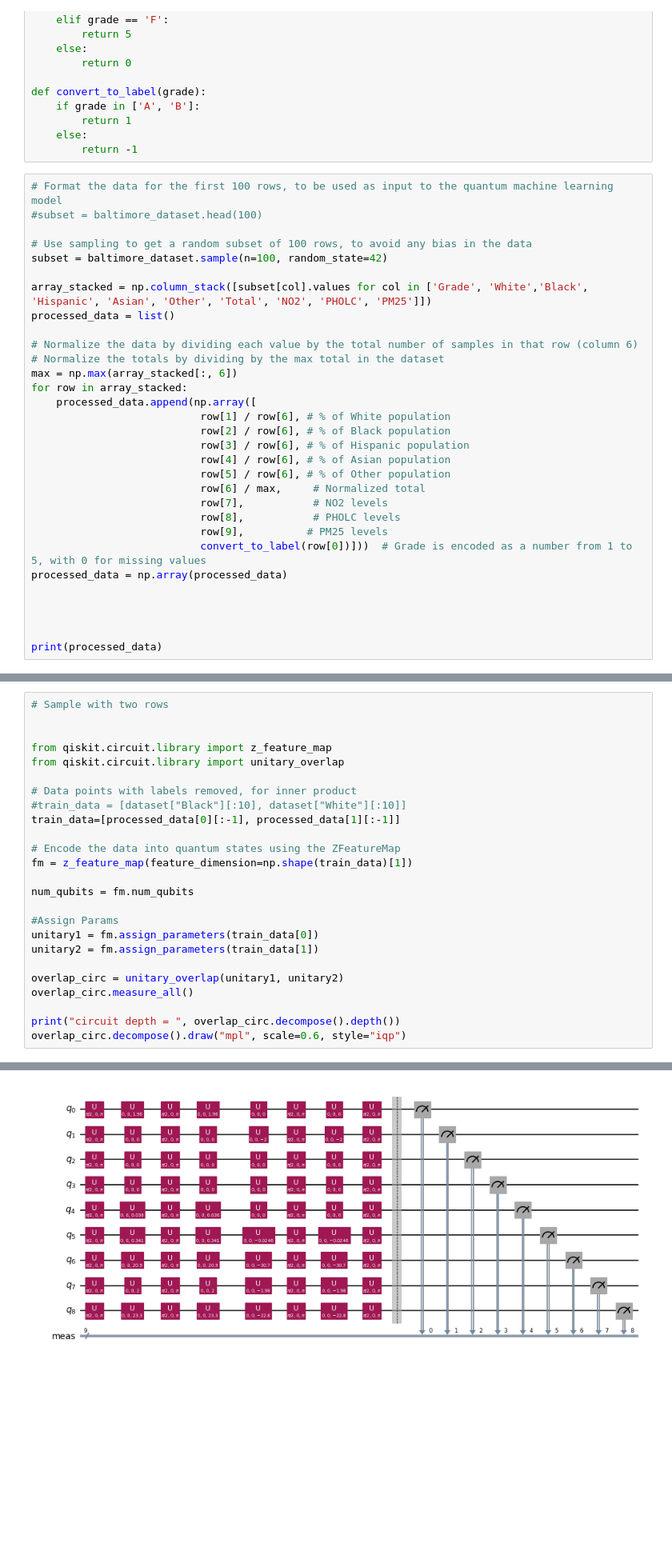
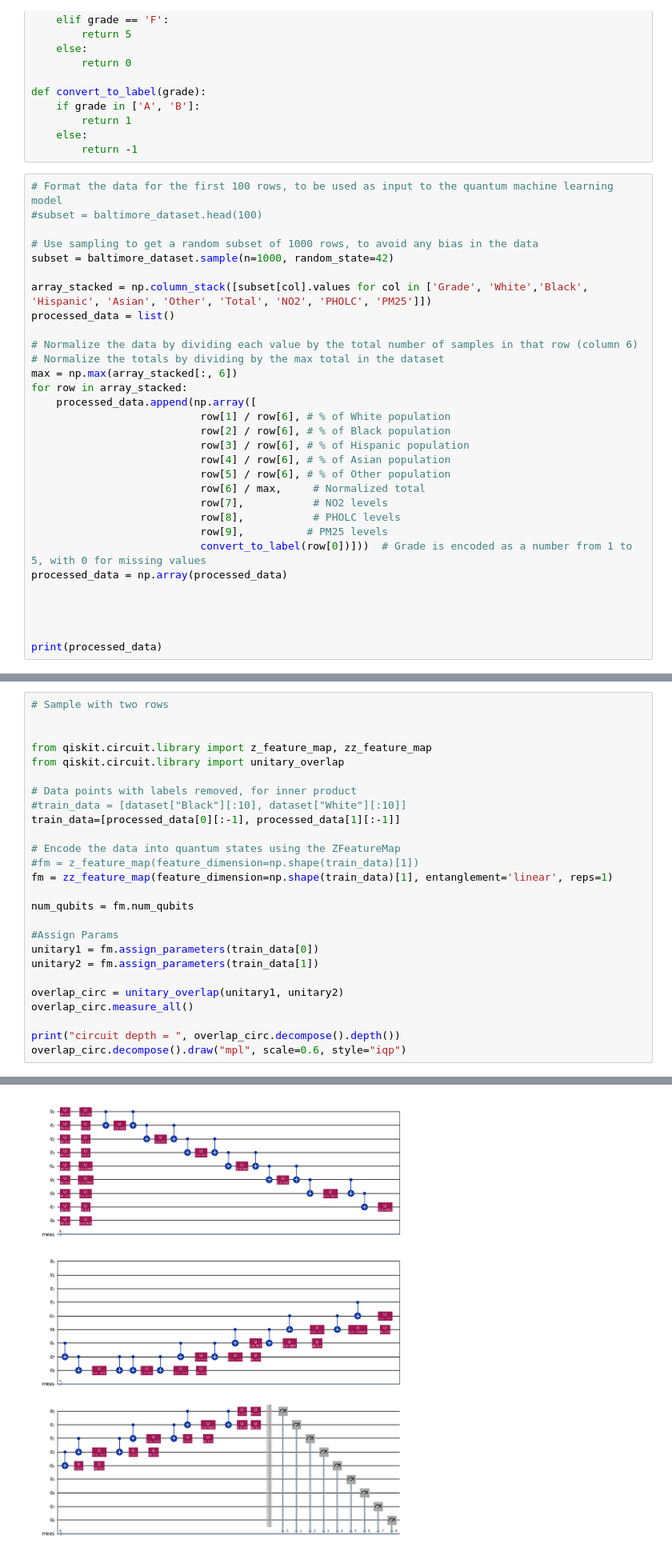
Before and after one commit to peoplesinc/air-pollution-data, a Jupyter notebook: baltimore-figures/baltimore_qml.ipynb, the cells around one changed output, grey strips where cells are left out. Shown at 80% size. Cells and saved outputs as stored; diff of their text form; blank space fills up the shorter version.

```diff
--- a/baltimore-figures/baltimore_qml.ipynb
+++ b/baltimore-figures/baltimore_qml.ipynb
@@ -149,8 +152,8 @@ def convert_to_label(grade):
 # Format the data for the first 100 rows, to be used as input to the quantum machine learning model
 #subset = baltimore_dataset.head(100)
 
-# Use sampling to get a random subset of 100 rows, to avoid any bias in the data
-subset = baltimore_dataset.sample(n=100, random_state=42)
+# Use sampling to get a random subset of 1000 rows, to avoid any bias in the data
+subset = baltimore_dataset.sample(n=1000, random_state=42)
 
 array_stacked = np.column_stack([subset[col].values for col in ['Grade', 'White','Black', 'Hispanic', 'Asian', 'Other', 'Total', 'NO2', 'PHOLC', 'PM25']])
 processed_data = list()
@@ -198,7 +197,7 @@ print(processed_data)
 # Sample with two rows
 
 
-from qiskit.circuit.library import z_feature_map
+from qiskit.circuit.library import z_feature_map, zz_feature_map
 from qiskit.circuit.library import unitary_overlap
 
 # Data points with labels removed, for inner product
@@ -206,7 +205,8 @@ from qiskit.circuit.library import unitary_overlap
 train_data=[processed_data[0][:-1], processed_data[1][:-1]]
 
 # Encode the data into quantum states using the ZFeatureMap
-fm = z_feature_map(feature_dimension=np.shape(train_data)[1])
+#fm = z_feature_map(feature_dimension=np.shape(train_data)[1])
+fm = zz_feature_map(feature_dimension=np.shape(train_data)[1], entanglement='linear', reps=1)
 
 num_qubits = fm.num_qubits
 
@@ -225,4 +224,4 @@ circuit depth =  9
-[figure, old version]
+[figure, new version]
 # %% [markdown]
 Create Ansatz to show data relationships.
 
```
Also changed, not shown: parts of 23 cells of this notebook.
